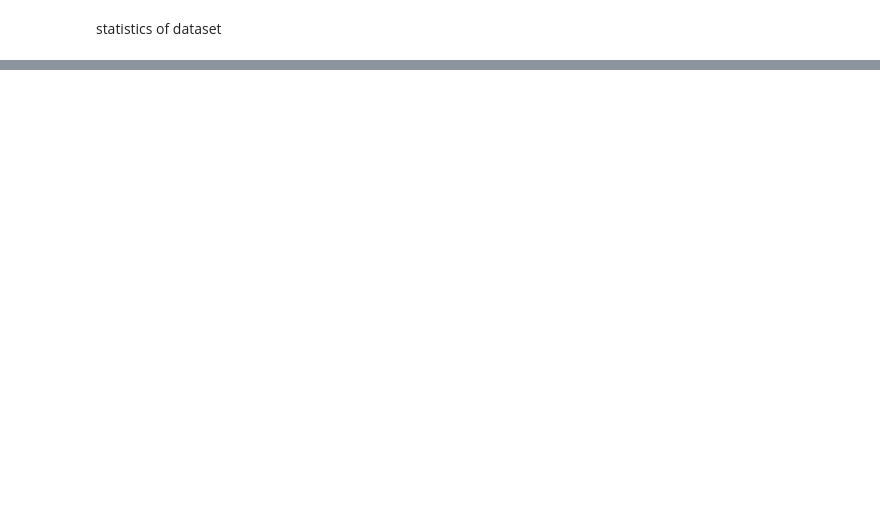
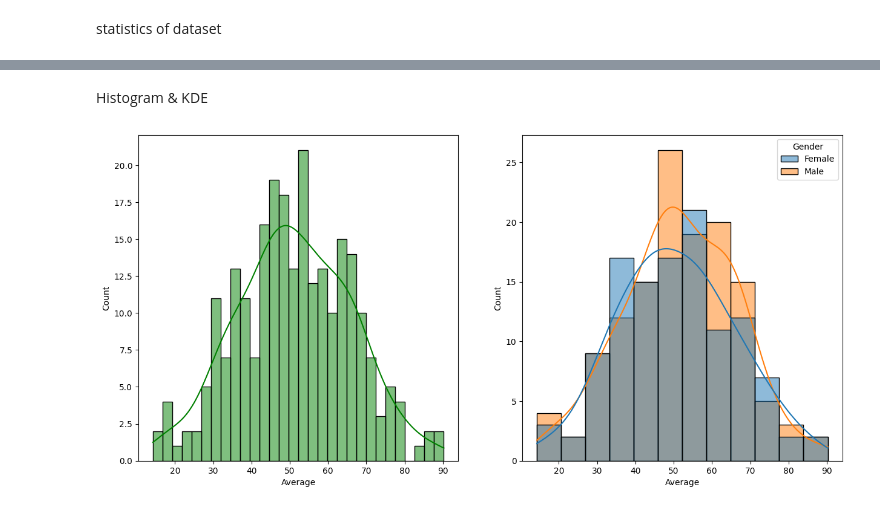
Before and after one commit to kushneek/Data-Science-Project, a Jupyter notebook: notebook/data/1.EDA STUDENT DATA PERFORMANCE.ipynb, the cells around one changed output, grey strips where cells are left out. Saved outputs shown, nothing was run; the diff lists cells and outputs as text; code cells hidden in the pictures; blank space fills up the shorter version.

```diff
--- a/notebook/data/1.EDA STUDENT DATA PERFORMANCE.ipynb
+++ b/notebook/data/1.EDA STUDENT DATA PERFORMANCE.ipynb
@@ -134,0 +137,3 @@ we have 3 categorical features in a dataset: ['Name', 'Email', 'Department']
+# %%
+df['Total Score']=df['Science'] + df['History'] + df['English'] + df['Maths']
+df['Average']= df['Total Score']/4
@@ -134,0 +210,11 @@ we have 3 categorical features in a dataset: ['Name', 'Email', 'Department']
+# %% [markdown]
+Histogram & KDE
+# %%
+fig, axs = plt.subplots(1, 2, figsize=(15, 7))
+plt.subplot(121)
+sns.histplot(data=df,x='Average',bins=30,kde=True,color='g')
+plt.subplot(122)
+sns.histplot(data=df,x='Average',kde=True,hue='Gender')
+plt.show()
+# %% [output]
+[figure, added]
```
Also changed, not shown: parts of 30 cells of this notebook, 7 other files.
